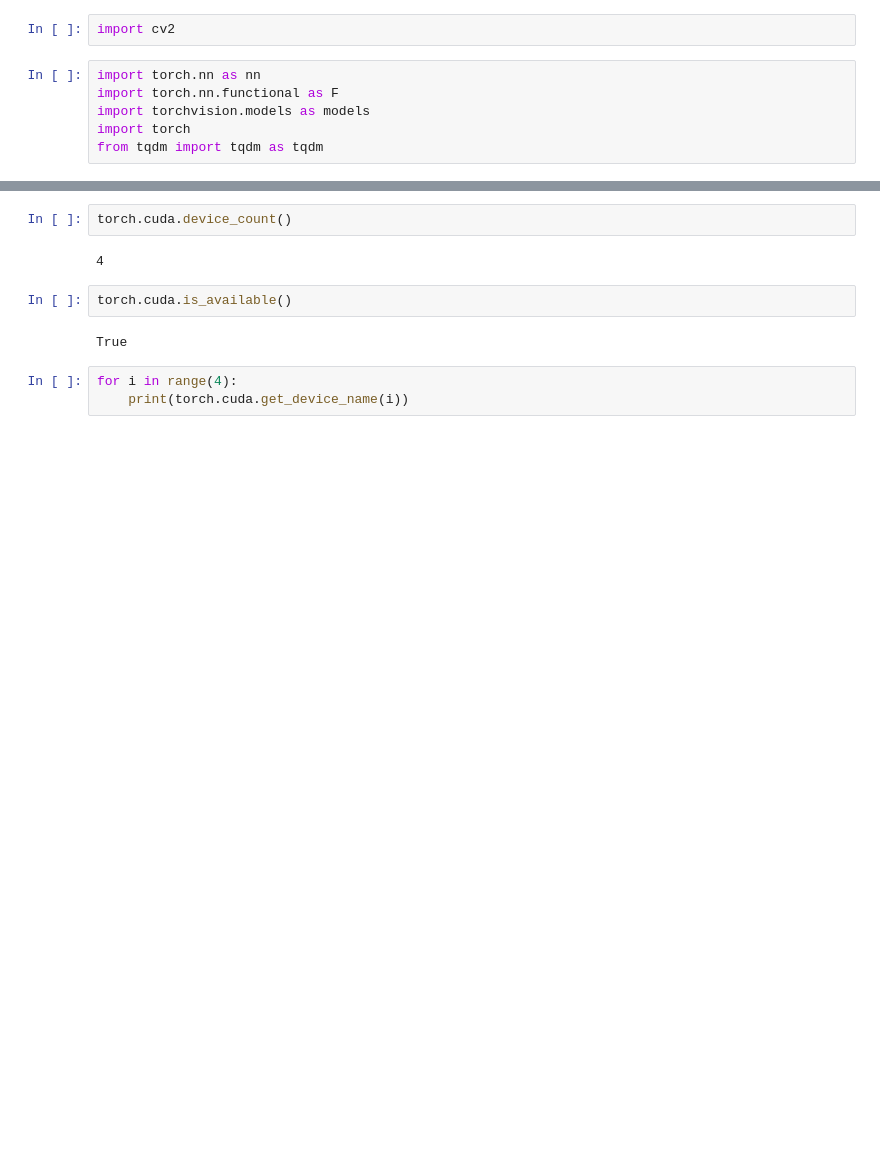
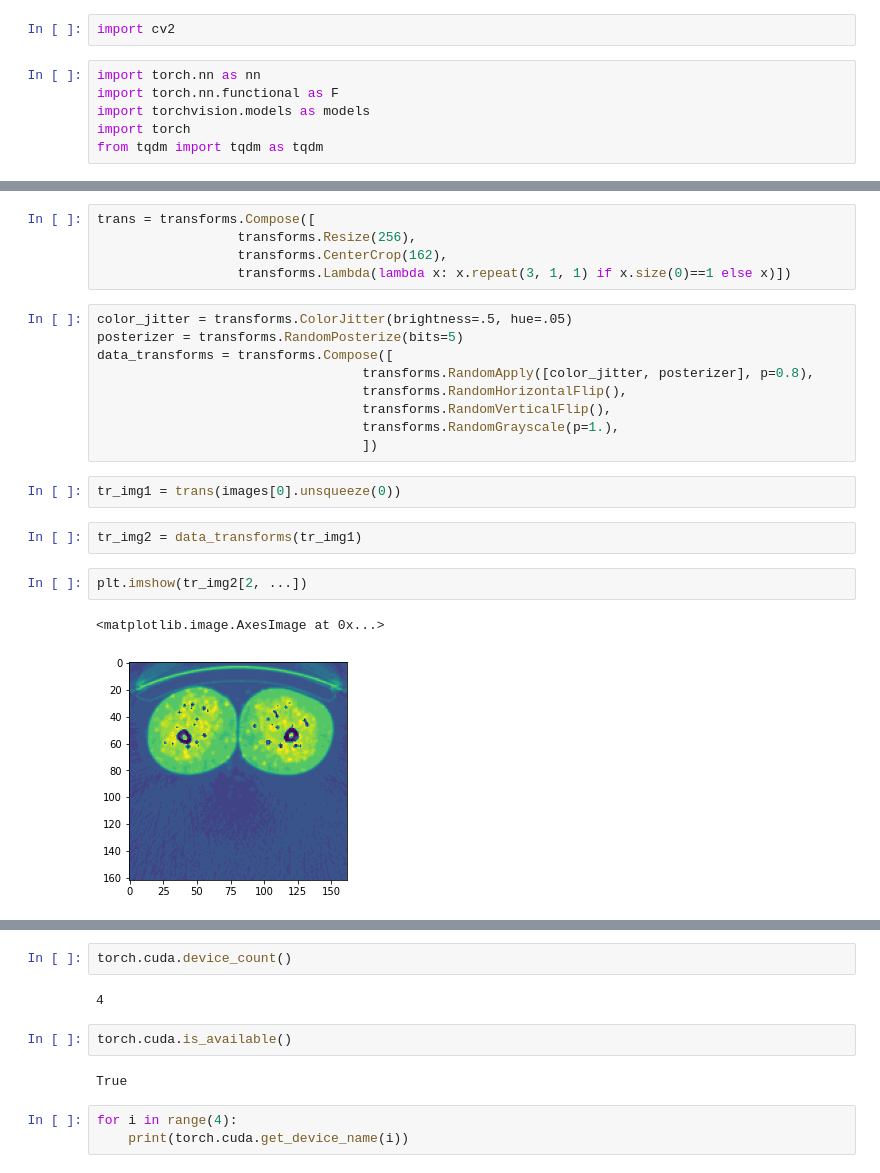
Before and after one commit to Proskuriakova/pet_ct_project, a Jupyter notebook: research_data.ipynb, the cells around one changed output, grey strips where cells are left out. Drawn from its saved outputs; the diff is of its cells as text; blank space fills up the shorter version.

```diff
--- a/research_data.ipynb
+++ b/research_data.ipynb
@@ -11,0 +131,23 @@ from tqdm import tqdm as tqdm
+# %%
+trans = transforms.Compose([
+                  transforms.Resize(256),
+                  transforms.CenterCrop(162),
+                  transforms.Lambda(lambda x: x.repeat(3, 1, 1) if x.size(0)==1 else x)])
+# %%
+color_jitter = transforms.ColorJitter(brightness=.5, hue=.05)
+posterizer = transforms.RandomPosterize(bits=5)
+data_transforms = transforms.Compose([
+                                  transforms.RandomApply([color_jitter, posterizer], p=0.8),
+                                  transforms.RandomHorizontalFlip(),
+                                  transforms.RandomVerticalFlip(),
+                                  transforms.RandomGrayscale(p=1.),
+                                  ])
+# %%
+tr_img1 = trans(images[0].unsqueeze(0))
+# %%
+tr_img2 = data_transforms(tr_img1)
+# %%
+plt.imshow(tr_img2[2, ...])
+# %% [output]
+<matplotlib.image.AxesImage at 0x...>
+[figure, added]
```
Also changed, not shown: parts of 50 cells of this notebook, 10 other files.
